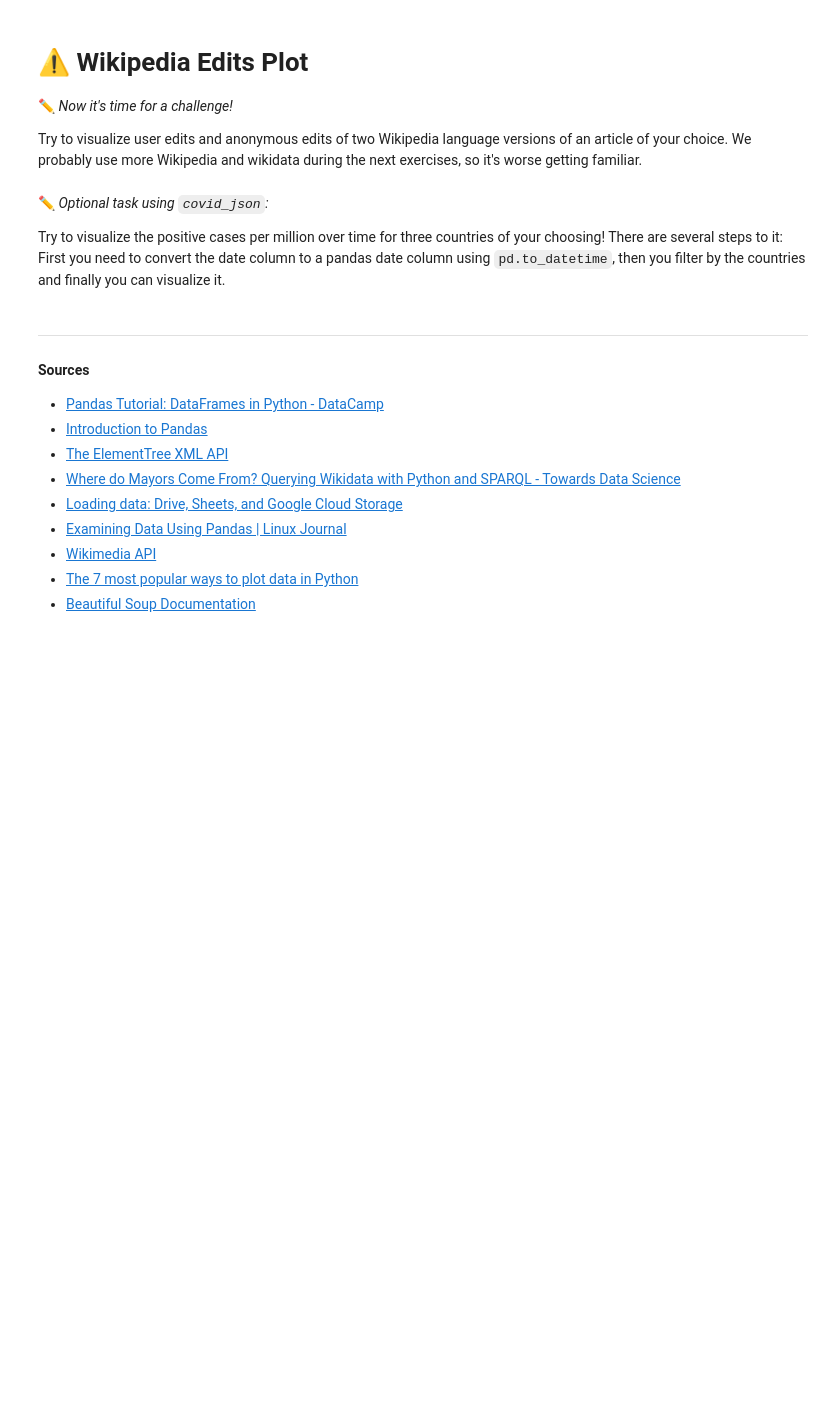
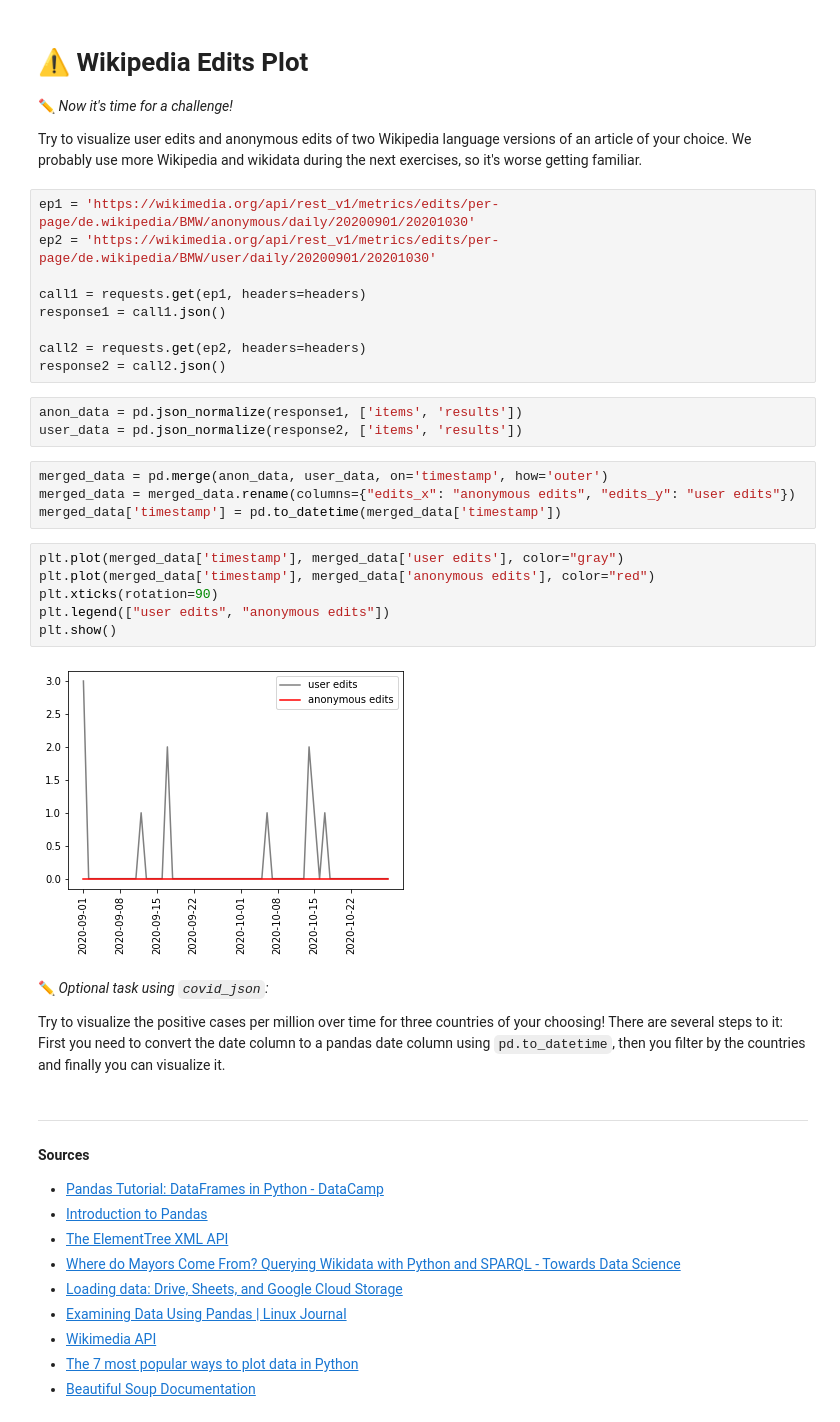
Before and after one commit to FUB-HCC/hcds-summer-2022, a Jupyter notebook: assignments/A1_R1_WarmUp/GroupHJR/joth/A1_WarmUp.ipynb, the cells around one changed output. Saved outputs shown, nothing was run; the diff lists cells and outputs as text; blank space fills up the shorter version.

```diff
--- a/assignments/A1_R1_WarmUp/GroupHJR/joth/A1_WarmUp.ipynb
+++ b/assignments/A1_R1_WarmUp/GroupHJR/joth/A1_WarmUp.ipynb
@@ -354,6 +755,30 @@ plt.show()
 ✏️ *Now it's time for a challenge!*
 
 Try to visualize user edits and anonymous edits of two Wikipedia language versions of an article of your choice. We probably use more Wikipedia and wikidata during the next exercises, so it's worse getting familiar.
+# %%
+ep1 = 'https://wikimedia.org/api/rest_v1/metrics/edits/per-page/de.wikipedia/BMW/anonymous/daily/20200901/20201030'
+ep2 = 'https://wikimedia.org/api/rest_v1/metrics/edits/per-page/de.wikipedia/BMW/user/daily/20200901/20201030'
+
+call1 = requests.get(ep1, headers=headers)
+response1 = call1.json()
+
+call2 = requests.get(ep2, headers=headers)
+response2 = call2.json()
+# %%
+anon_data = pd.json_normalize(response1, ['items', 'results'])
+user_data = pd.json_normalize(response2, ['items', 'results'])
+# %%
+merged_data = pd.merge(anon_data, user_data, on='timestamp', how='outer')
+merged_data = merged_data.rename(columns={"edits_x": "anonymous edits", "edits_y": "user edits"})
+merged_data['timestamp'] = pd.to_datetime(merged_data['timestamp'])
+# %%
+plt.plot(merged_data['timestamp'], merged_data['user edits'], color="gray")
+plt.plot(merged_data['timestamp'], merged_data['anonymous edits'], color="red")
+plt.xticks(rotation=90)
+plt.legend(["user edits", "anonymous edits"])
+plt.show()
+# %% [output]
+[figure, added]
 # %% [markdown]
 ✏️ *Optional task using `covid_json`:*
 
```
Also changed, not shown: parts of 49 cells of this notebook.
